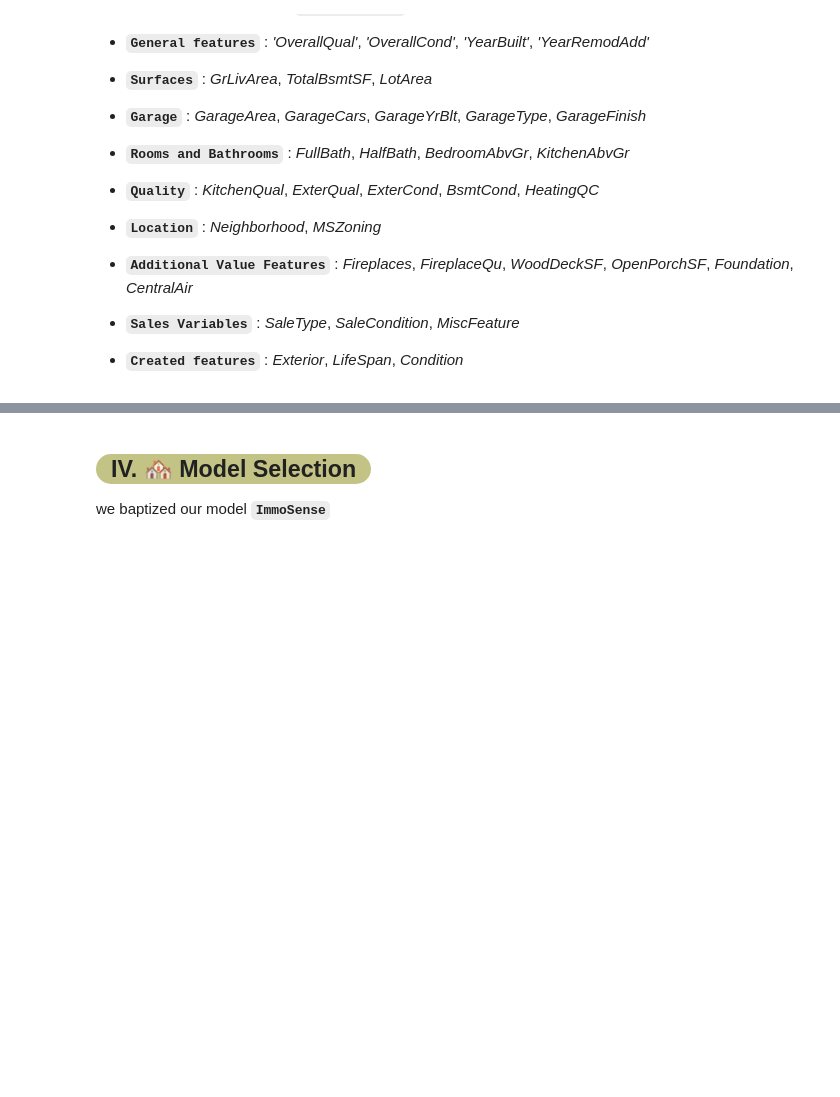
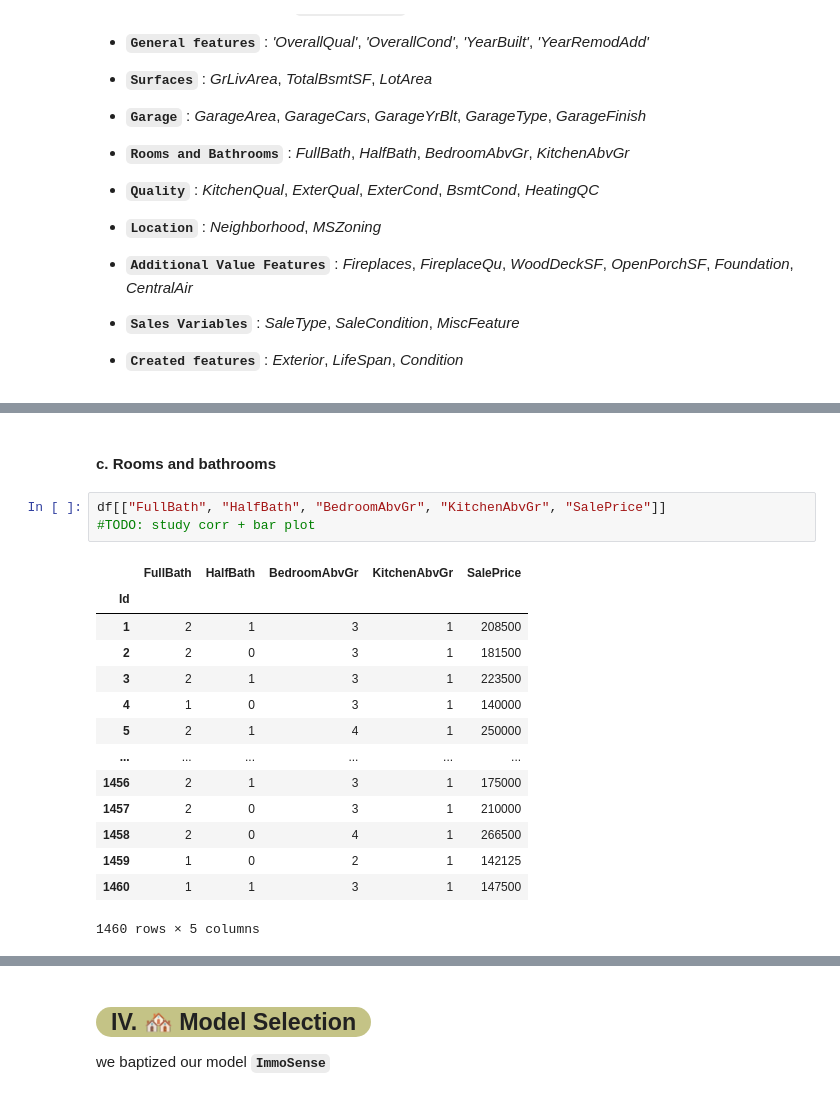
Before and after one commit to superMass14/immoSense, a Jupyter notebook: notebook/main.ipynb, the cells around one changed output, grey strips where cells are left out. Drawn from its saved outputs; the diff is of its cells as text; blank space fills up the shorter version.

```diff
--- a/notebook/main.ipynb
+++ b/notebook/main.ipynb
@@ -244,0 +288,20 @@ Features are categorized into `nine(9) parts`:
+# %% [markdown]
+#### c. Rooms and bathrooms
+# %%
+df[["FullBath", "HalfBath", "BedroomAbvGr", "KitchenAbvGr", "SalePrice"]]
+#TODO: study corr + bar plot
+# %% [output]
+|  | FullBath | HalfBath | BedroomAbvGr | KitchenAbvGr | SalePrice |
+| Id |  |  |  |  |  |
+| 1 | 2 | 1 | 3 | 1 | 208500 |
+| 2 | 2 | 0 | 3 | 1 | 181500 |
+| 3 | 2 | 1 | 3 | 1 | 223500 |
+| 4 | 1 | 0 | 3 | 1 | 140000 |
+| 5 | 2 | 1 | 4 | 1 | 250000 |
+| ... | ... | ... | ... | ... | ... |
+| 1456 | 2 | 1 | 3 | 1 | 175000 |
+| 1457 | 2 | 0 | 3 | 1 | 210000 |
+| 1458 | 2 | 0 | 4 | 1 | 266500 |
+| 1459 | 1 | 0 | 2 | 1 | 142125 |
+| 1460 | 1 | 1 | 3 | 1 | 147500 |
+1460 rows × 5 columns
```
Also changed, not shown: parts of 12 cells of this notebook.
